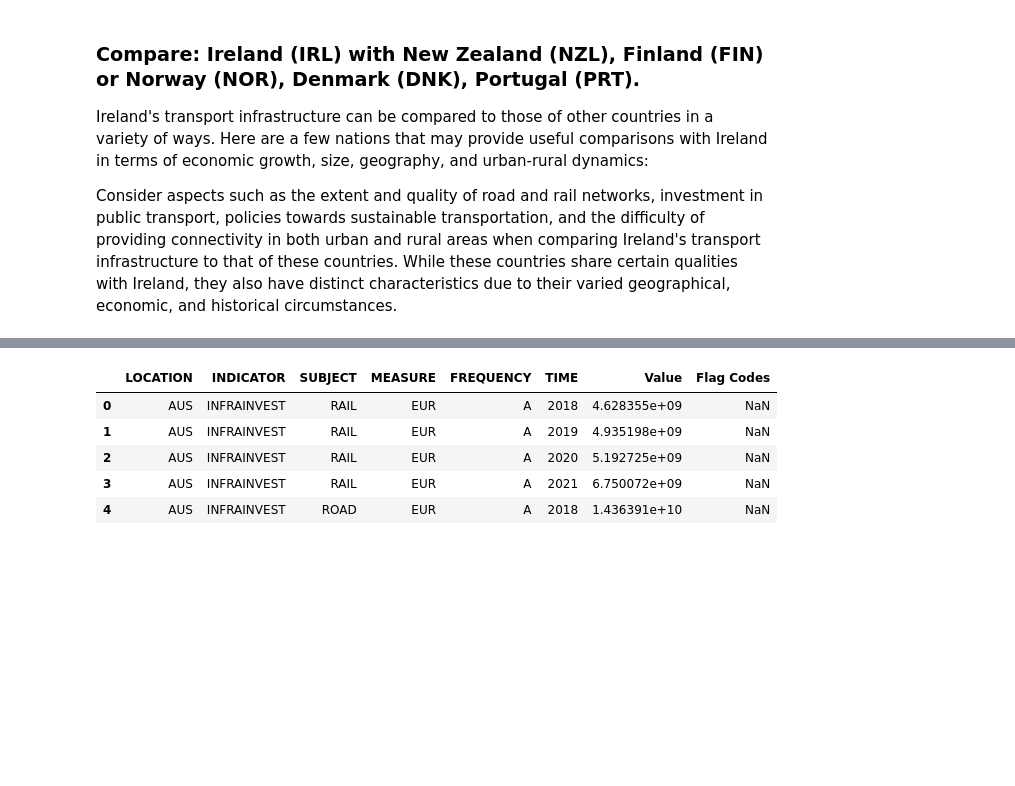
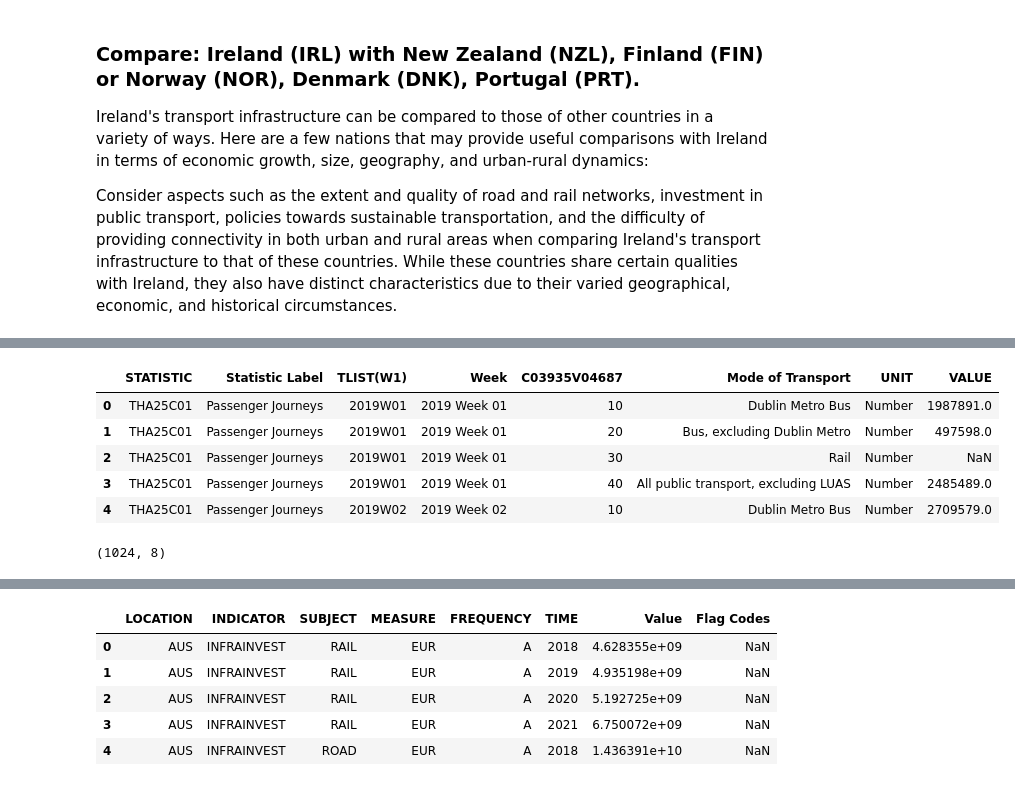
Before and after one commit to rosilenedasilva/public-transport-sentiment-analysis-insights, a Jupyter notebook: MSC_DA_CA2_transport_infra.ipynb, the cells around one changed output, grey strips where cells are left out. Cells and saved outputs as stored; diff of their text form; code cells hidden in the pictures; blank space fills up the shorter version.

```diff
--- a/MSC_DA_CA2_transport_infra.ipynb
+++ b/MSC_DA_CA2_transport_infra.ipynb
@@ -84,3 +90,18 @@ warnings.filterwarnings('ignore')
 #Command to display all columns in the file.
 pd.set_option('display.max_columns', None)
 pd.set_option('display.max_rows', None)
+# %%
+# Importing the Dataset
+public_transp_ie = pd.read_csv('passenger_publictransp_ie.csv')
+public_transp_ie.head()
+# %% [output]
+|  | STATISTIC | Statistic Label | TLIST(W1) | Week | C03935V04687 | Mode of Transport | UNIT | VALUE |
+| 0 | THA25C01 | Passenger Journeys | 2019W01 | 2019 Week 01 | 10 | Dublin Metro Bus | Number | 1987891.0 |
+| 1 | THA25C01 | Passenger Journeys | 2019W01 | 2019 Week 01 | 20 | Bus, excluding Dublin Metro | Number | 497598.0 |
+| 2 | THA25C01 | Passenger Journeys | 2019W01 | 2019 Week 01 | 30 | Rail | Number | NaN |
+| 3 | THA25C01 | Passenger Journeys | 2019W01 | 2019 Week 01 | 40 | All public transport, excluding LUAS | Number | 2485489.0 |
+| 4 | THA25C01 | Passenger Journeys | 2019W02 | 2019 Week 02 | 10 | Dublin Metro Bus | Number | 2709579.0 |
+# %%
+public_transp_ie.shape
+# %% [output]
+(1024, 8)
```
Also changed, not shown: parts of 56 cells of this notebook, 2 other files.
